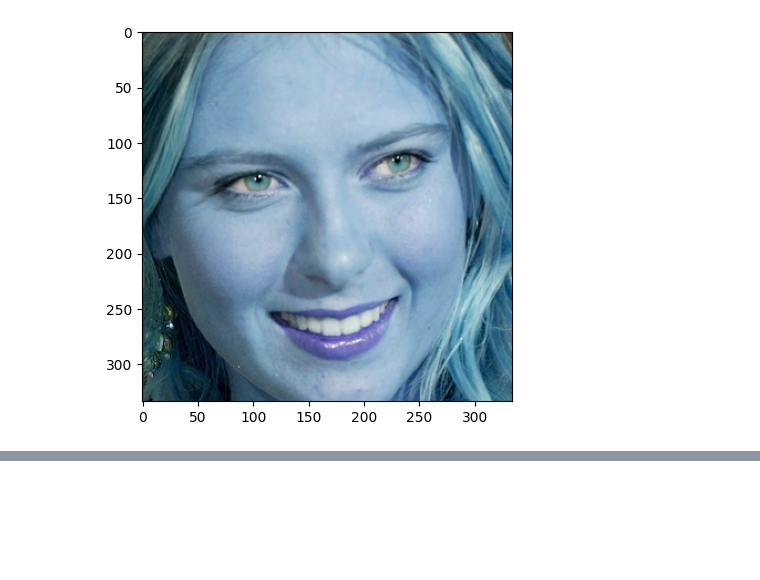
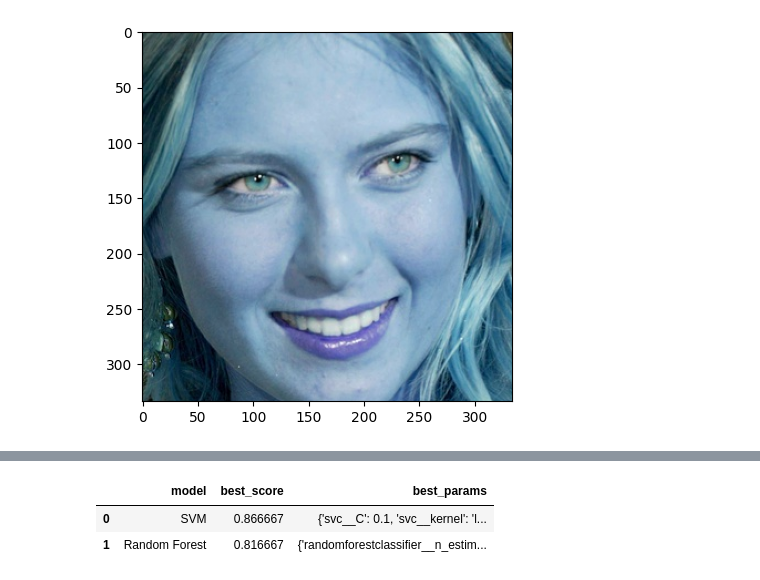
Before and after one commit to joelsiby02/CustomCeleb_ImageClassifier, a Jupyter notebook: Untitled-1.ipynb, the cells around one changed output, grey strips where cells are left out. Saved outputs shown, nothing was run; the diff lists cells and outputs as text; code cells hidden in the pictures; blank space fills up the shorter version.

```diff
--- a/Untitled-1.ipynb
+++ b/Untitled-1.ipynb
@@ -278,0 +446,51 @@ Clipping input data to the valid range for imshow with RGB data ([0..1] for floa
+# %%
+from sklearn.model_selection import GridSearchCV
+from sklearn.svm import SVC
+from sklearn.linear_model import LogisticRegression
+from sklearn.ensemble import RandomForestClassifier, GradientBoostingClassifier
+from sklearn.neighbors import KNeighborsClassifier
+
+# Define the classification algorithms and their respective parameter grids
+classifiers = {
+    'SVM': {
+        'model': SVC(),
+        'params': {'svc__kernel': ['linear', 'rbf'], 'svc__C': [0.1, 1, 10]}
+    },
+    'Random Forest': {
+        'model': RandomForestClassifier(),
+        'params': {'randomforestclassifier__n_estimators': [50, 100, 200]}
+    }
+}
+
+# Initialize empty lists and a dictionary to store results
+scores = []                  # To store best scores and parameters for each classifier
+best_estimators = {}         # To store the best estimator (trained model) for each classifier
+
+# Loop through each classifier (e.g., SVM, Logistic Regression, etc.)
+for algo, model_params in classifiers.items():
+    # Create a pipeline for the current classifier with feature scaling (StandardScaler)
+    pipe = make_pipeline(StandardScaler(), model_params['model'])
+
+    # Perform GridSearchCV to find the best hyperparameters for the current classifier
+    clf = GridSearchCV(pipe, model_params['params'], cv=5, return_train_score=False)
+    clf.fit(X_train, y_train)
+
+    # Store the best score and best parameters for the current classifier
+    scores.append({
+        'model': algo,
+        'best_score': clf.best_score_,
+        'best_params': clf.best_params_
+    })
+
+    # Store the best estimator (trained model) for the current classifier
+    best_estimators[algo] = clf.best_estimator_
+
+# Create a DataFrame from the list of scores
+df = pd.DataFrame(scores, columns=['model', 'best_score', 'best_params'])
+
+# Display the DataFrame with model names, best scores, and best parameters
+df
+# %% [output]
+|  | model | best_score | best_params |
+| 0 | SVM | 0.866667 | {'svc__C': 0.1, 'svc__kernel': 'l... |
+| 1 | Random Forest | 0.816667 | {'randomforestclassifier__n_estim... |
```
Also changed, not shown: parts of 28 cells of this notebook, 29 other files.
